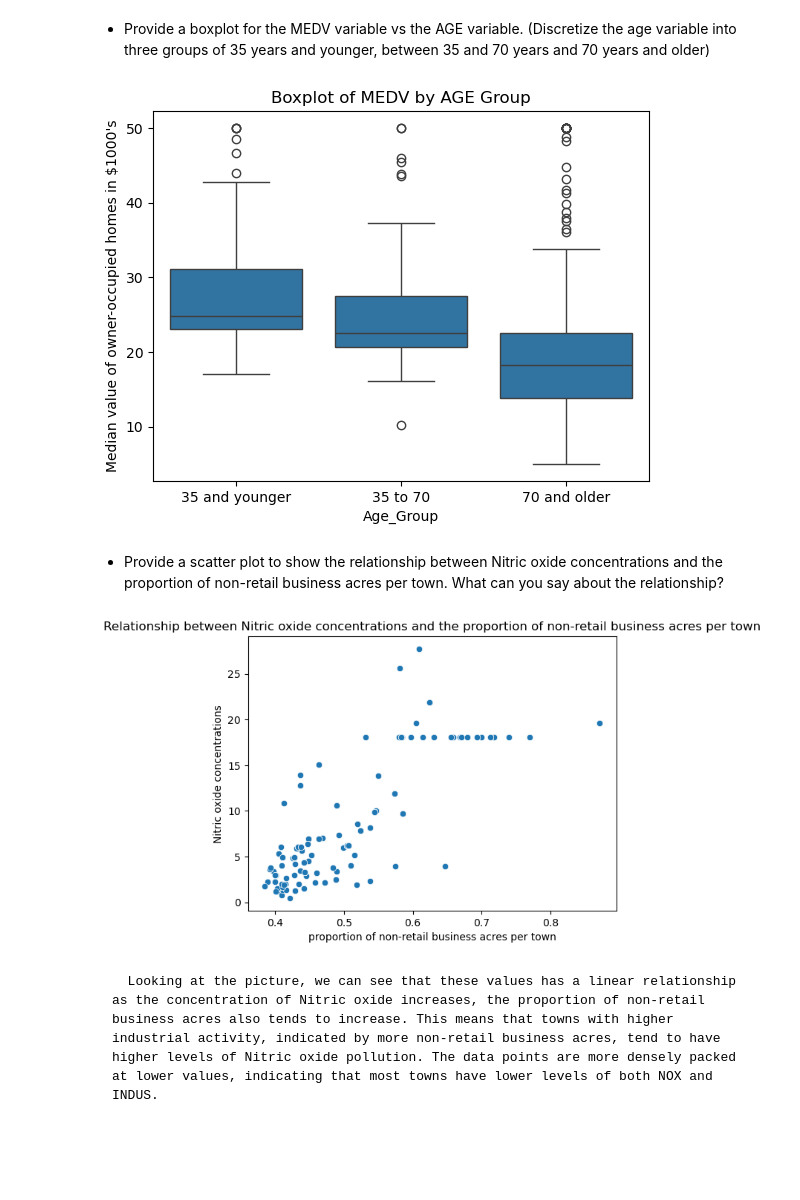
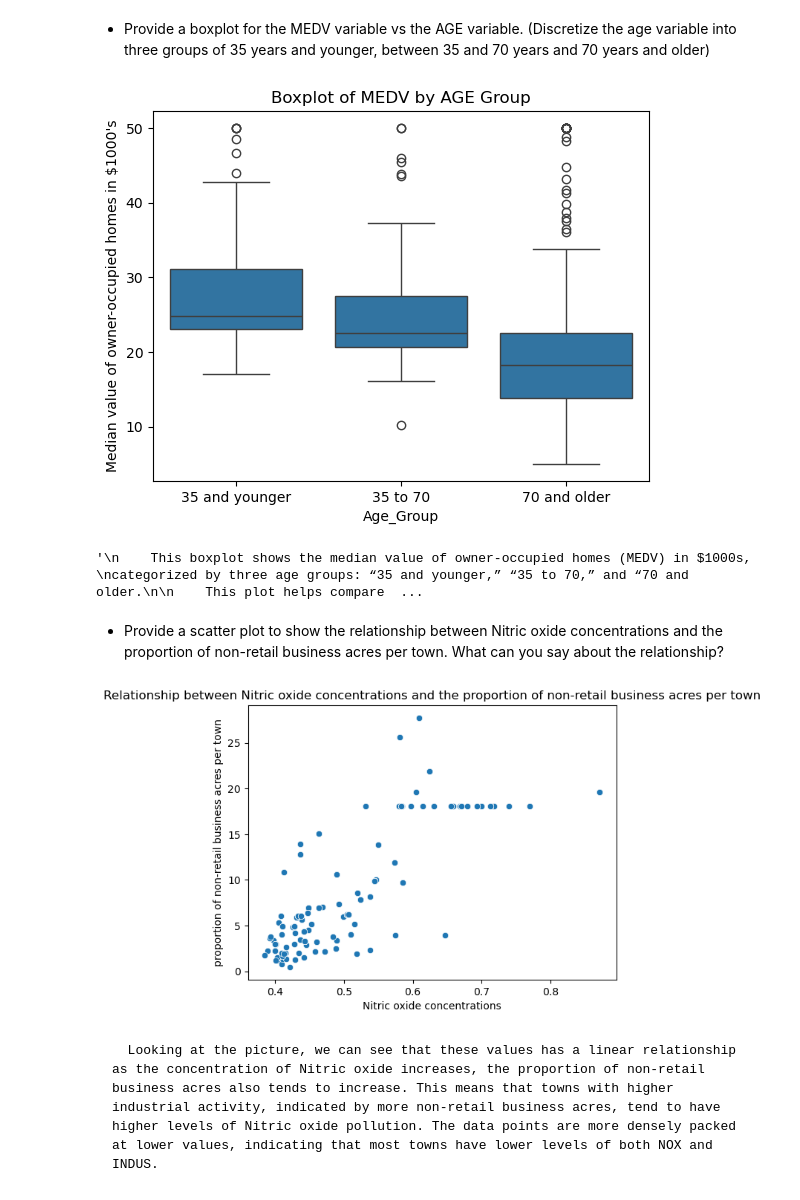
Before and after one commit to TheHandsomeFrog/frog, a Jupyter notebook: -Optional--Peer-Graded-Assignment-jupyterlite-v2.ipynb, the cells around one changed output. Cells and saved outputs as stored; diff of their text form; code cells hidden in the pictures; blank space fills up the shorter version.

```diff
--- a/-Optional--Peer-Graded-Assignment-jupyterlite-v2.ipynb
+++ b/-Optional--Peer-Graded-Assignment-jupyterlite-v2.ipynb
@@ -96,18 +141,39 @@ ax = sns.boxplot(x='Age_Group', y='MEDV', data=boston_df)
 pyplot.ylabel("Median value of owner-occupied homes in $1000\'s")
 pyplot.title('Boxplot of MEDV by AGE Group')
 pyplot.show()
+
+
+"""
+    This boxplot shows the median value of owner-occupied homes (MEDV) in $1000s,
+categorized by three age groups: “35 and younger,” “35 to 70,” and “70 and older.
+
+    This plot helps compare home values across different age groups, showing trends and variability.
+    For instance, it appears that the median home value tends to decrease with increasing age group,
+and there are more high-value outliers among younger homeowners.
+
+"""
 # %% [output]
 [figure]
+'\n    This boxplot shows the median value of owner-occupied homes (MEDV) in $1000s, \ncategorized by three age groups: “35 and younger,” “35 to 70,” and “70 and older.\n\n    This plot helps compare  ...
 # %% [markdown]
 - Provide a scatter plot to show the relationship between Nitric oxide concentrations and the proportion of non-retail business acres per town. What can you say about the relationship?
 # %%
 ax = sns.scatterplot(x='NOX', y='INDUS', data=boston_df)
 pyplot.title('Relationship between Nitric oxide concentrations and the proportion of non-retail business acres per town')
-pyplot.xlabel('proportion of non-retail business acres per town')
-pyplot.ylabel('Nitric oxide concentrations')
+pyplot.xlabel('Nitric oxide concentrations')
+pyplot.ylabel('proportion of non-retail business acres per town')
 pyplot.show()
+
+"""
+    This scatter plot illustrates the relationship between nitric oxide concentrations
+and the proportion of non-retail business acres per town
+
+    This plot helps visualize how environmental factors like nitric oxide levels
+might be associated with urban development patterns.
+
+"""
 # %% [output]
-[figure, old version]
+[figure, new version]
 # %% [markdown]
       Looking at the picture, we can see that these values has a linear relationship as the concentration of Nitric oxide increases, the proportion of non-retail business acres also tends to increase. This means that towns with higher industrial activity, indicated by more non-retail business acres, tend to have higher levels of Nitric oxide pollution. The data points are more densely packed at lower values, indicating that most towns have lower levels of both NOX and INDUS.
 # %% [markdown]
```
Also changed, not shown: parts of 15 cells of this notebook.
